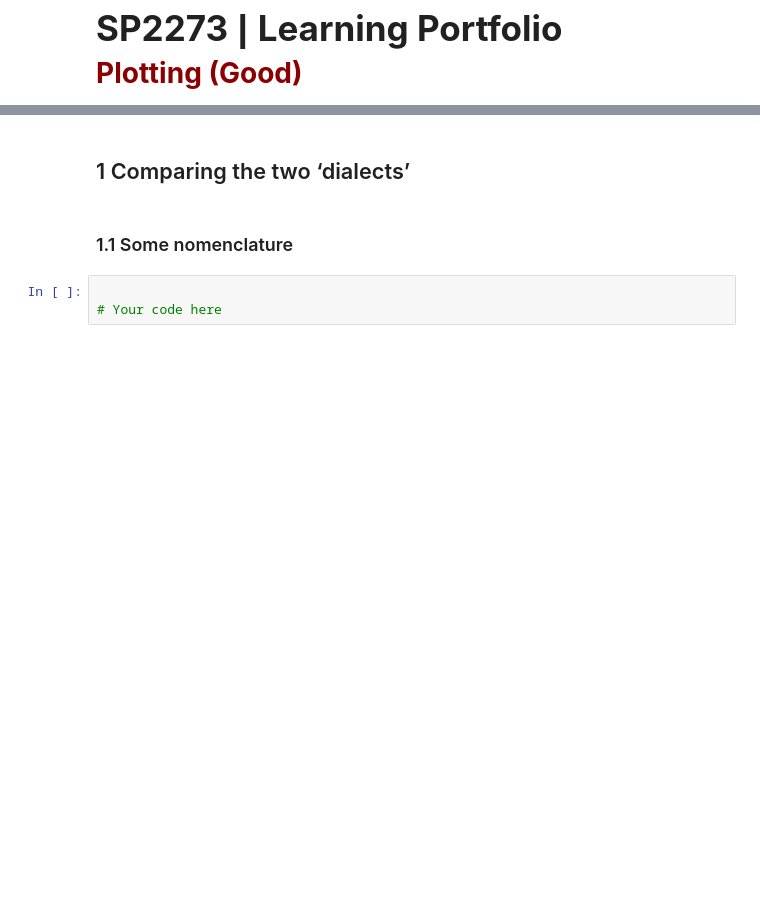
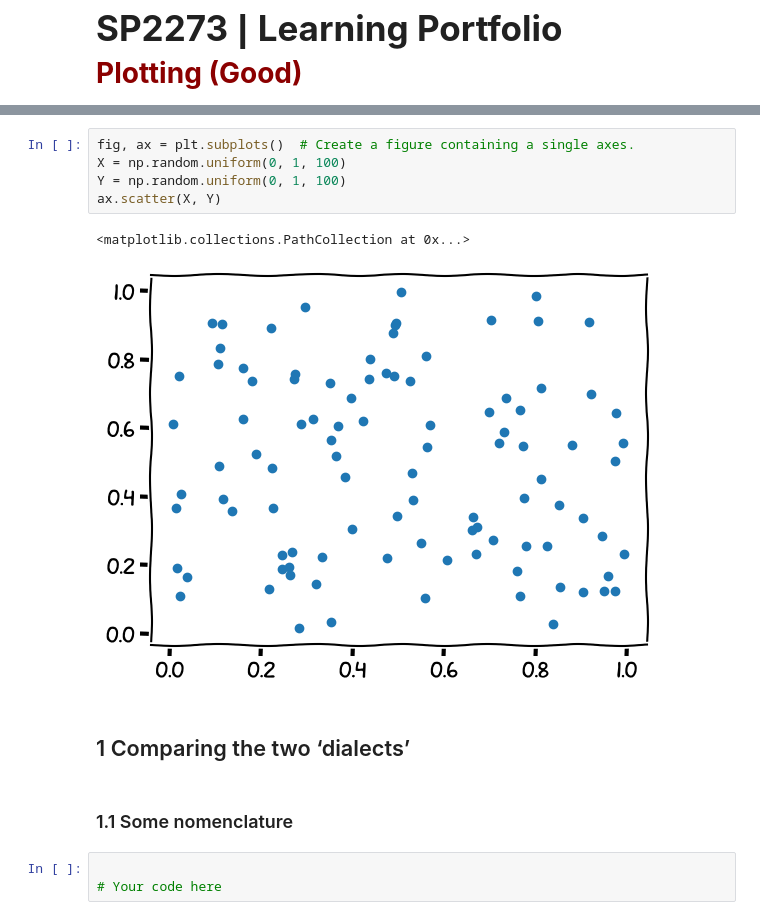
Before and after one commit to SPS-SP2273/learning-portfolio-shawn1368, a Jupyter notebook: plotting/plotting_(good).ipynb, the cells around one changed output, grey strips where cells are left out. Drawn from its saved outputs; the diff is of its cells as text; blank space fills up the shorter version.

```diff
--- a/plotting/plotting_(good).ipynb
+++ b/plotting/plotting_(good).ipynb
@@ -7,3 +25,11 @@ import matplotlib.pyplot as plt
+# %%
+fig, ax = plt.subplots()  # Create a figure containing a single axes.
+X = np.random.uniform(0, 1, 100)
+Y = np.random.uniform(0, 1, 100)
+ax.scatter(X, Y)
+# %% [output]
+<matplotlib.collections.PathCollection at 0x...>
+[figure, added]
 # %% [markdown]
 ## 1 Comparing the two ‘dialects’
 # %% [markdown]
```
Also changed, not shown: parts of 3 cells of this notebook, 1 other file.
